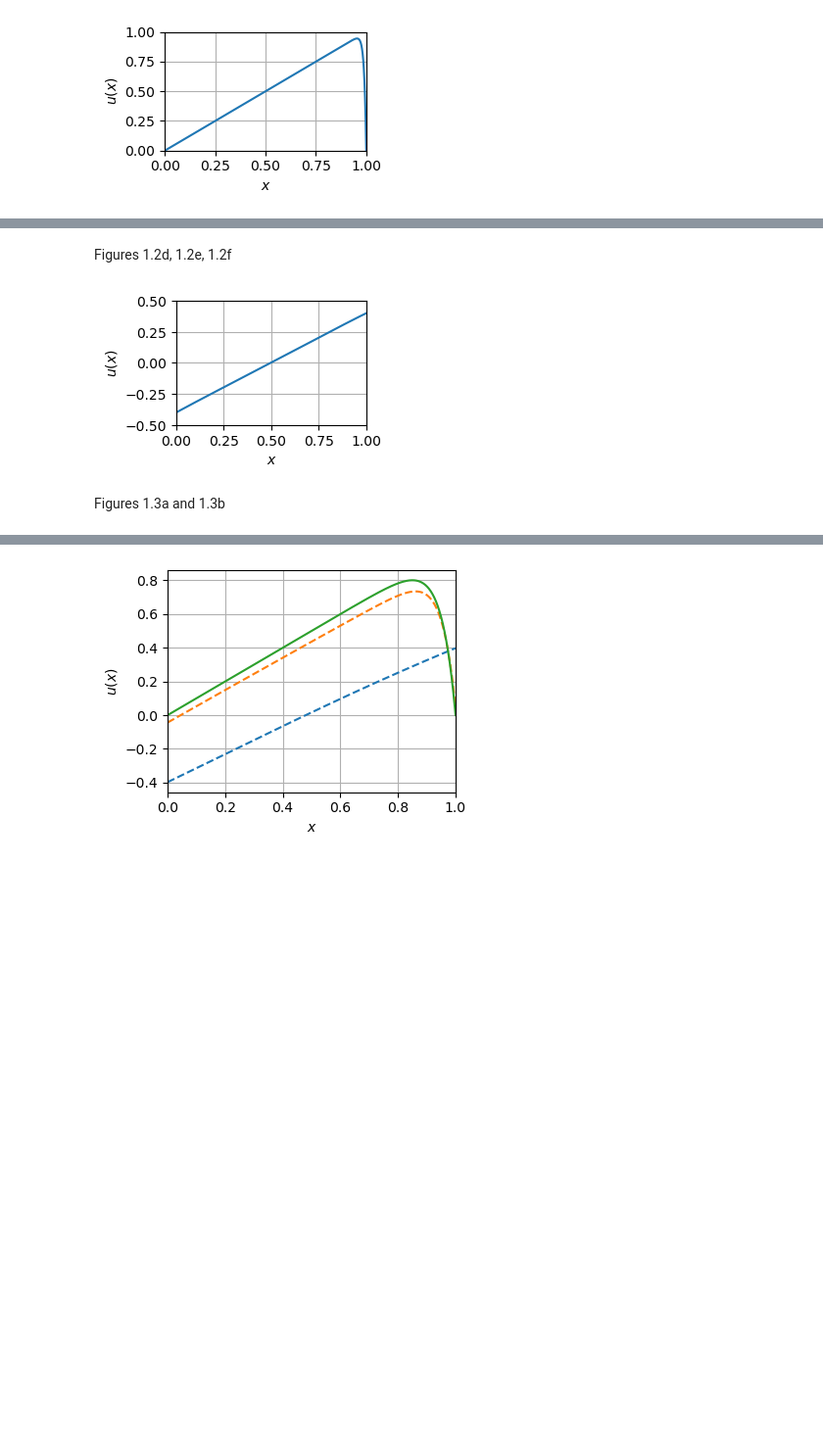
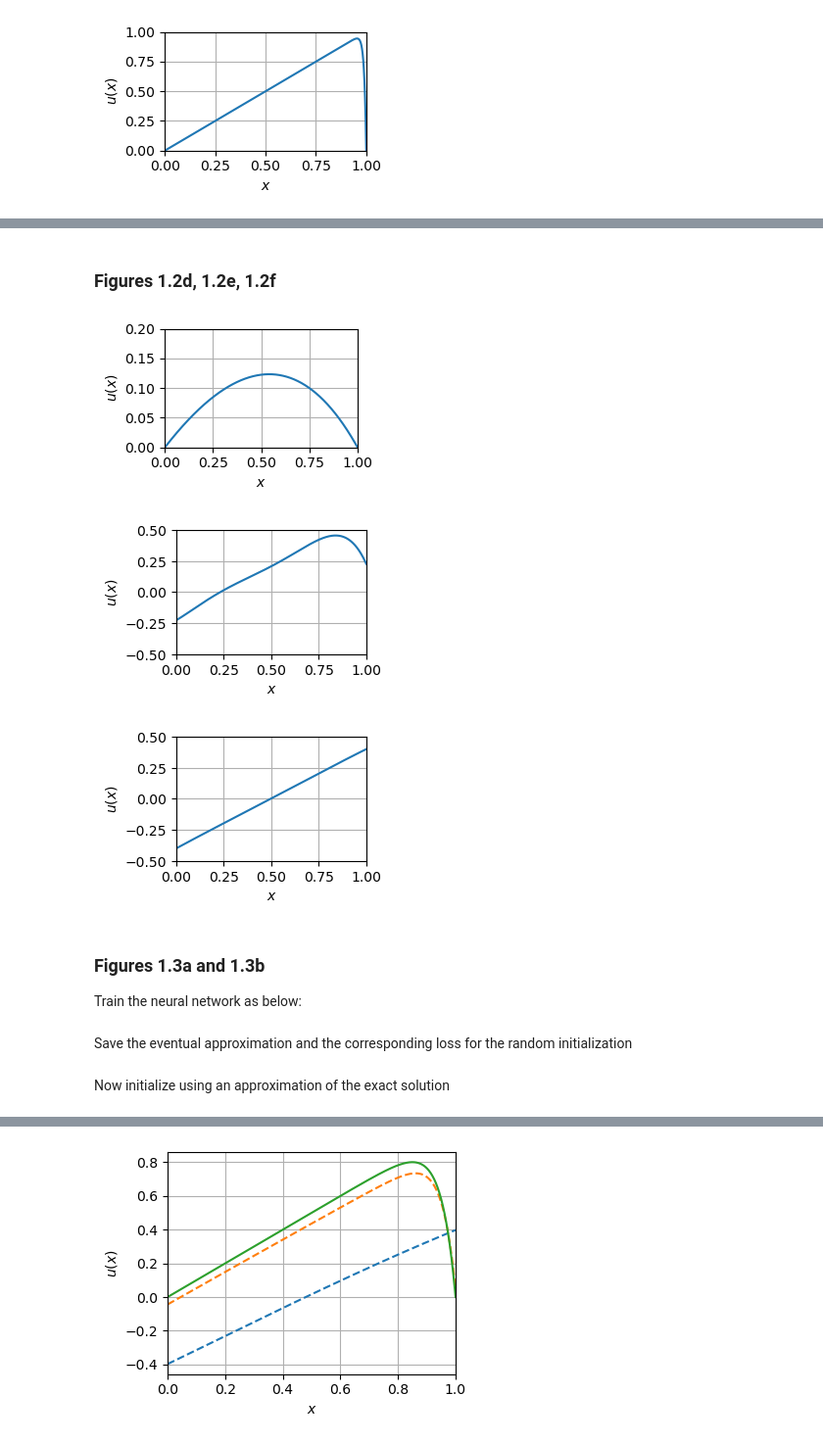
Before and after one commit to Martijn-Kessels/PINNs, a Jupyter notebook: Figures.ipynb, the cells around one changed output, grey strips where cells are left out. Shown at 98% size. Saved outputs shown, nothing was run; the diff lists cells and outputs as text; code cells hidden in the pictures; blank space fills up the shorter version.

```diff
--- a/Figures.ipynb
+++ b/Figures.ipynb
@@ -85,2 +98,2 @@ plt.savefig(savepath,transparent=True)
 # %% [markdown]
-Figures 1.2d, 1.2e, 1.2f
+### Figures 1.2d, 1.2e, 1.2f
@@ -90,23 +100,34 @@ from Main import Canonical
 # %%
-epsil = 0.01
+def plot_poly_sol(epsil: float, n: int, ymin:float, ymax: float, save_title: str):
+    """Plots the exact solution for some given epsilon andn n with y-range [0,ymax].
+    Saved as ./Figures/save_title.pdf"""
 
-y=Legendre.Legendre_solution(5,epsil).y_coords()
-x=np.linspace(0,1,1000)
+    y=Legendre.Legendre_solution(n,epsil).y_coords()
+    x=np.linspace(0,1,1000)
 
-plt.figure(figsize=[3,2])
-plt.grid()
-plt.xlim([0,1])
-plt.ylim([-0.5,0.5]) # [0,0.2], [0,0.8], [0,1]
-plt.xlabel(r'$x$')
-plt.ylabel(r'$u(x)$')
-plt.tight_layout()
-plt.plot(x,y)
-savepath = os.path.join(Imagepath, 'poly_eps001.pdf')
-plt.savefig(savepath,transparent=True)
+    plt.figure(figsize=[3,2])
+    plt.grid()
+    plt.xlim([0,1])
+    plt.ylim([ymin,ymax])
+    plt.xlabel(r'$x$')
+    plt.ylabel(r'$u(x)$')
+    plt.tight_layout()
+    plt.plot(x,y)
+
+    savepath = os.path.join(Imagepath, save_title)
+    plt.savefig(savepath,transparent=True)
-# %% [output]
-[figure, removed]
+# %%
+plot_poly_sol(1, 5, 0, 0.2, 'poly_eps1.pdf')
+plot_poly_sol(0.1, 5, -0.5, 0.5, 'poly_eps01.pdf')
+plot_poly_sol(0.01, 5, -0.5, 0.5, 'poly_eps001.pdf')
+# %% [output]
+[figure, added]
+[figure, added]
+[figure, added]
 # %% [markdown]
-Figures 1.3a and 1.3b
+### Figures 1.3a and 1.3b
+
+Train the neural network as below:
 # %%
 torch.manual_seed(0)
 Result = Train_v2.train_network(LR=0.1,
@@ -119,5 +140,7 @@ Result = Train_v2.train_network(LR=0.1,
                                 Initializer=Train_v2.initializeNetwork,
                                 optim='SGD',
                                 momentum=0.95)
+# %% [markdown]
+Save the eventual approximation and the corresponding loss for the random initialization
 # %%
 Fig1_3a_random = Result.sol()
@@ -125,3 +148,5 @@ Fig1_3a_random_liss = Result.loss_list
+# %% [markdown]
+Now initialize using an approximation of the exact solution
 # %%
 epsil = 0.05
 x0 = 2
```
Also changed, not shown: parts of 28 cells of this notebook, 1 other file.
